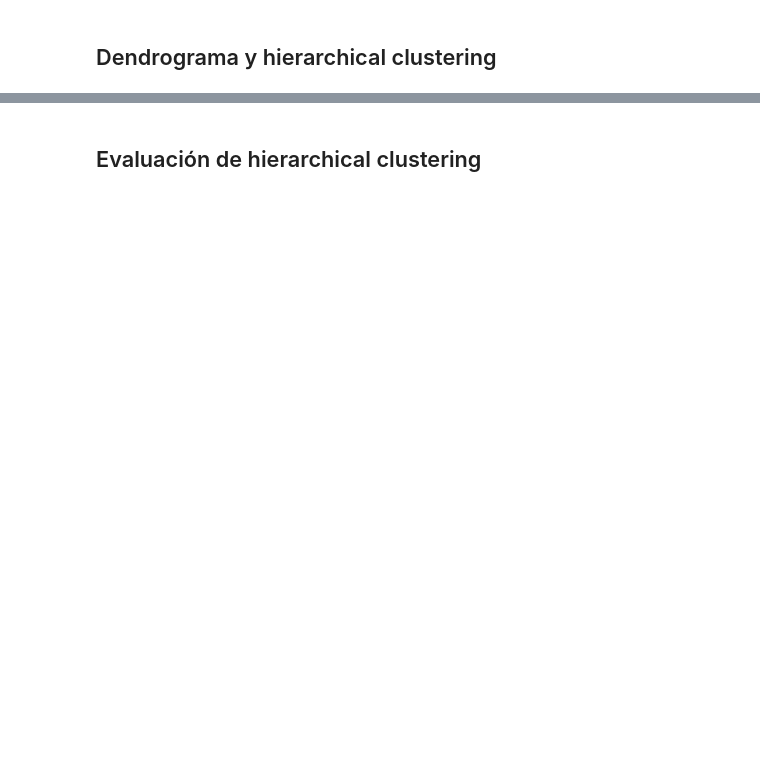
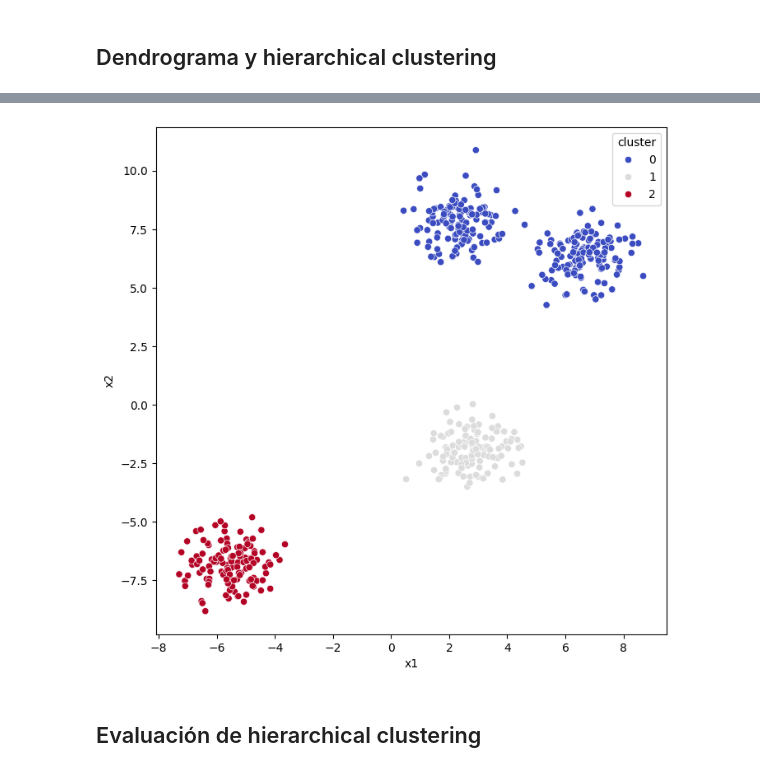
Before and after one commit to Patchwtf/MachineLearningProyects, a Jupyter notebook: Clustering/hierachical_clustering.ipynb, the cells around one changed output, grey strips where cells are left out. Drawn from its saved outputs; the diff is of its cells as text; code cells hidden in the pictures; blank space fills up the shorter version.

```diff
--- a/Clustering/hierachical_clustering.ipynb
+++ b/Clustering/hierachical_clustering.ipynb
@@ -45,3 +60,9 @@ plt.show()
+# %%
+fig = plt.figure(figsize=(8,8))
+sns.scatterplot(data=df_blobs, x='x1',y='x2', hue='cluster', palette='coolwarm')
+plt.show()
+# %% [output]
+[figure, added]
 # %% [markdown]
 ## Evaluación de hierarchical clustering
 # %%
```
Also changed, not shown: parts of 5 cells of this notebook.
